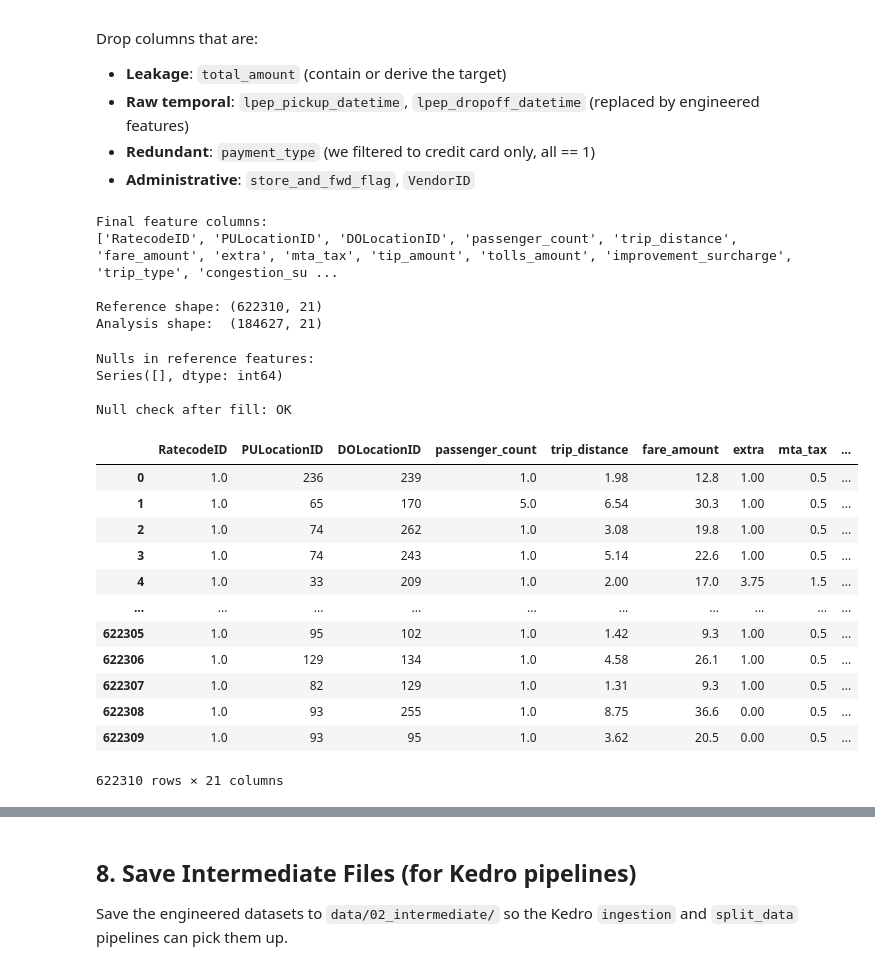
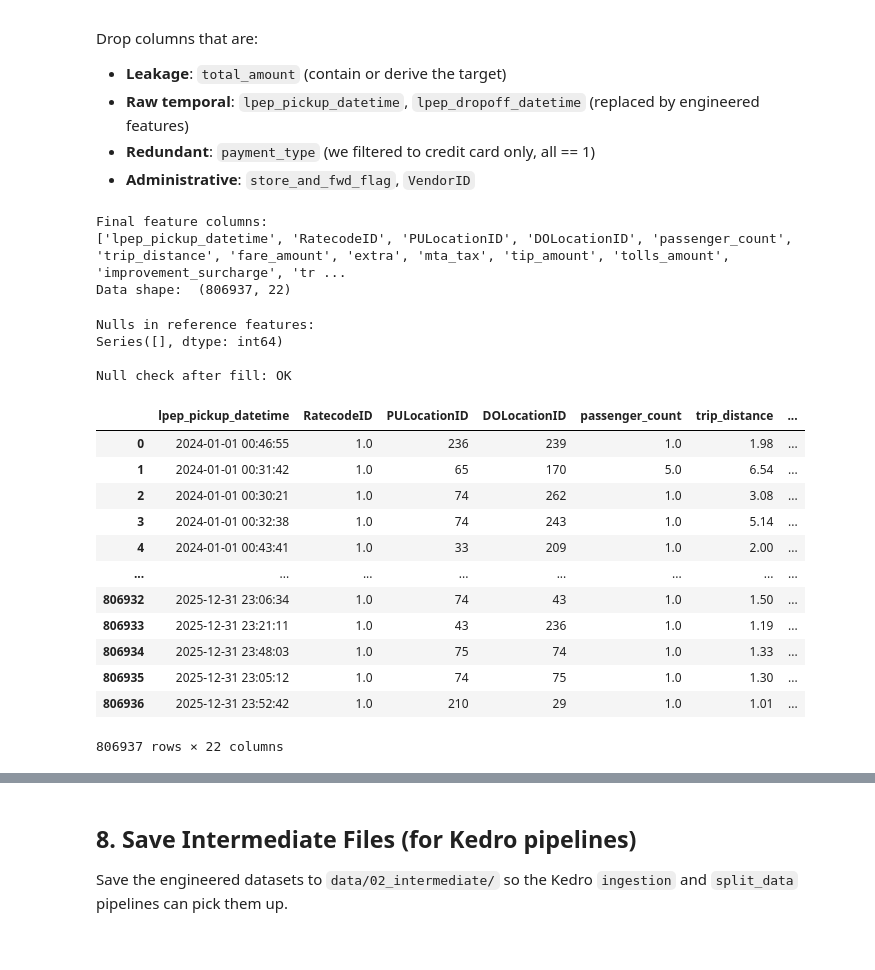
Before and after one commit to afonsosousah/MLOPS-Project, a Jupyter notebook: notebooks/02_data_preprocessing.ipynb, the cells around one changed output, grey strips where cells are left out. Saved outputs shown, nothing was run; the diff lists cells and outputs as text; code cells hidden in the pictures.

```diff
--- a/notebooks/02_data_preprocessing.ipynb
+++ b/notebooks/02_data_preprocessing.ipynb
@@ -90,5 +95,5 @@ Loaded 1,251,593 rows, 21 columns
 # %%
-ml_raw["lpep_pickup_datetime"] = pd.to_datetime(
-    ml_raw["lpep_pickup_datetime"]
-)
+#ml_raw["lpep_pickup_datetime"] = pd.to_datetime(
+#    ml_raw["lpep_pickup_datetime"]
+#)
 # %%
@@ -184,7 +180,8 @@ def clean_data(df: pd.DataFrame) -> pd.DataFrame:
     return df.reset_index(drop=True)
 
 
-train_clean = clean_data(train_df)
+#train_clean = clean_data(train_df)
 print()
-val_clean = clean_data(val_df)
+#val_clean = clean_data(val_df)
+data_clean =clean_data(ml_raw)
 # %% [output]
@@ -251,9 +241,12 @@ def engineer_features(df: pd.DataFrame) -> pd.DataFrame:
     return df
 
 
-train_feat = engineer_features(train_clean)
-val_feat = engineer_features(val_clean)
+#train_feat = engineer_features(train_clean)
+#val_feat = engineer_features(val_clean)
 
-print("Train features shape:", train_feat.shape)
-print("Val features shape: ", val_feat.shape)
+#print("Train features shape:", train_feat.shape)
+#print("Val features shape: ", val_feat.shape)
+
+data_feat = engineer_features(data_clean)
+print("Val features shape: ", data_feat.shape)
 # %% [output]
@@ -317,9 +309,8 @@ Drop columns that are:
 # %%
 COLS_TO_DROP = [
     'total_amount',          # leakage (includes tip)
-    'lpep_pickup_datetime',  # replaced by engineered features
-    'lpep_dropoff_datetime', # replaced by engineered features
     'payment_type',          # constant after filtering (all == 1)
+    "lpep_dropoff_datetime",
     'store_and_fwd_flag',    # administrative
     'VendorID',              # administrative
 ]
@@ -328,19 +319,20 @@ def select_features(df: pd.DataFrame) -> pd.DataFrame:
     cols_to_drop = [c for c in COLS_TO_DROP if c in df.columns]
     return df.drop(columns=cols_to_drop)
 
-train_final = select_features(train_feat)
-val_final = select_features(val_feat)
+#train_final = select_features(train_feat)
+#val_final = select_features(val_feat)
+data_final = select_features(data_feat)
 
 print("Final feature columns:")
-print(train_final.columns.tolist())
-print(f"\nReference shape: {train_final.shape}")
-print(f"Analysis shape:  {val_final.shape}")
+print(data_final.columns.tolist())
+#print(f"\nTrain shape: {train_final.shape}")
+#print(f"Val shape:  {val_final.shape}")
+
+print(f"Data shape:  {data_final.shape}")
 # %% [output]
 Final feature columns:
-['RatecodeID', 'PULocationID', 'DOLocationID', 'passenger_count', 'trip_distance', 'fare_amount', 'extra', 'mta_tax', 'tip_amount', 'tolls_amount', 'improvement_surcharge', 'trip_type', 'congestion_su ...
-
-Reference shape: (622310, 21)
-Analysis shape:  (184627, 21)
+['lpep_pickup_datetime', 'RatecodeID', 'PULocationID', 'DOLocationID', 'passenger_count', 'trip_distance', 'fare_amount', 'extra', 'mta_tax', 'tip_amount', 'tolls_amount', 'improvement_surcharge', 'tr ...
+Data shape:  (806937, 22)
 # %%
 # Final null check
 print("Nulls in reference features:")
@@ -353,18 +345,18 @@ Series([], dtype: int64)
 
 Null check after fill: OK
 # %%
-train_final
+data_final
 # %% [output]
-|  | RatecodeID | PULocationID | DOLocationID | passenger_count | trip_distance | fare_amount | extra | mta_tax | ... |
-| 0 | 1.0 | 236 | 239 | 1.0 | 1.98 | 12.8 | 1.00 | 0.5 | ... |
-| 1 | 1.0 | 65 | 170 | 5.0 | 6.54 | 30.3 | 1.00 | 0.5 | ... |
-| 2 | 1.0 | 74 | 262 | 1.0 | 3.08 | 19.8 | 1.00 | 0.5 | ... |
-| 3 | 1.0 | 74 | 243 | 1.0 | 5.14 | 22.6 | 1.00 | 0.5 | ... |
-| 4 | 1.0 | 33 | 209 | 1.0 | 2.00 | 17.0 | 3.75 | 1.5 | ... |
-| ... | ... | ... | ... | ... | ... | ... | ... | ... | ... |
-| 622305 | 1.0 | 95 | 102 | 1.0 | 1.42 | 9.3 | 1.00 | 0.5 | ... |
-| 622306 | 1.0 | 129 | 134 | 1.0 | 4.58 | 26.1 | 1.00 | 0.5 | ... |
-| 622307 | 1.0 | 82 | 129 | 1.0 | 1.31 | 9.3 | 1.00 | 0.5 | ... |
-| 622308 | 1.0 | 93 | 255 | 1.0 | 8.75 | 36.6 | 0.00 | 0.5 | ... |
-| 622309 | 1.0 | 93 | 95 | 1.0 | 3.62 | 20.5 | 0.00 | 0.5 | ... |
+|  | lpep_pickup_datetime | RatecodeID | PULocationID | DOLocationID | passenger_count | trip_distance | ... |
+| 0 | 2024-01-01 00:46:55 | 1.0 | 236 | 239 | 1.0 | 1.98 | ... |
+| 1 | 2024-01-01 00:31:42 | 1.0 | 65 | 170 | 5.0 | 6.54 | ... |
+| 2 | 2024-01-01 00:30:21 | 1.0 | 74 | 262 | 1.0 | 3.08 | ... |
+| 3 | 2024-01-01 00:32:38 | 1.0 | 74 | 243 | 1.0 | 5.14 | ... |
+| 4 | 2024-01-01 00:43:41 | 1.0 | 33 | 209 | 1.0 | 2.00 | ... |
+| ... | ... | ... | ... | ... | ... | ... | ... |
+| 806932 | 2025-12-31 23:06:34 | 1.0 | 74 | 43 | 1.0 | 1.50 | ... |
+| 806933 | 2025-12-31 23:21:11 | 1.0 | 43 | 236 | 1.0 | 1.19 | ... |
+| 806934 | 2025-12-31 23:48:03 | 1.0 | 75 | 74 | 1.0 | 1.33 | ... |
+| 806935 | 2025-12-31 23:05:12 | 1.0 | 74 | 75 | 1.0 | 1.30 | ... |
+| 806936 | 2025-12-31 23:52:42 | 1.0 | 210 | 29 | 1.0 | 1.01 | ... |
-622310 rows × 21 columns
+806937 rows × 22 columns
```
Also changed, not shown: parts of 21 cells of this notebook, 2 other files.
